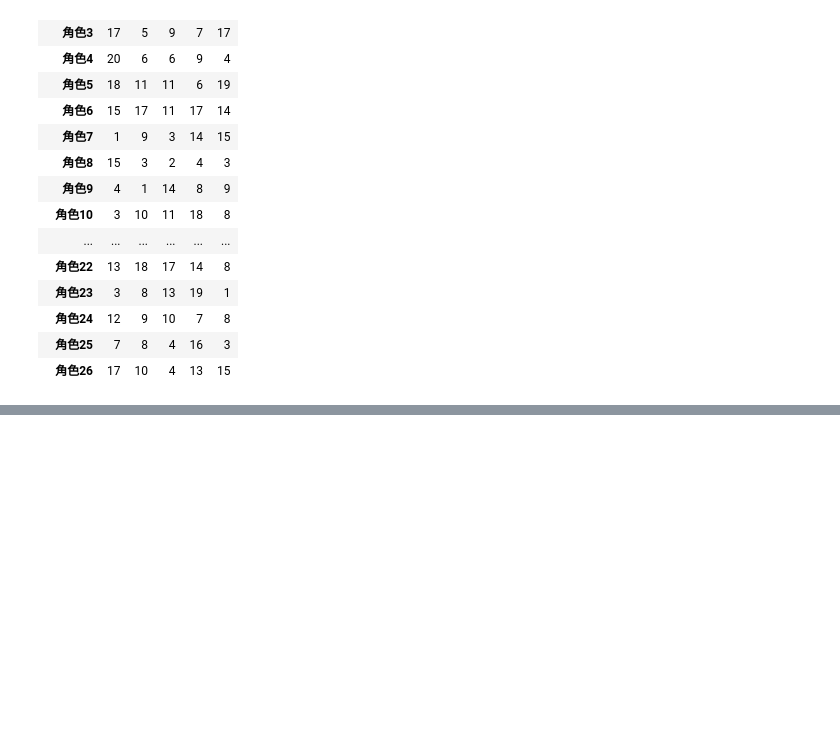
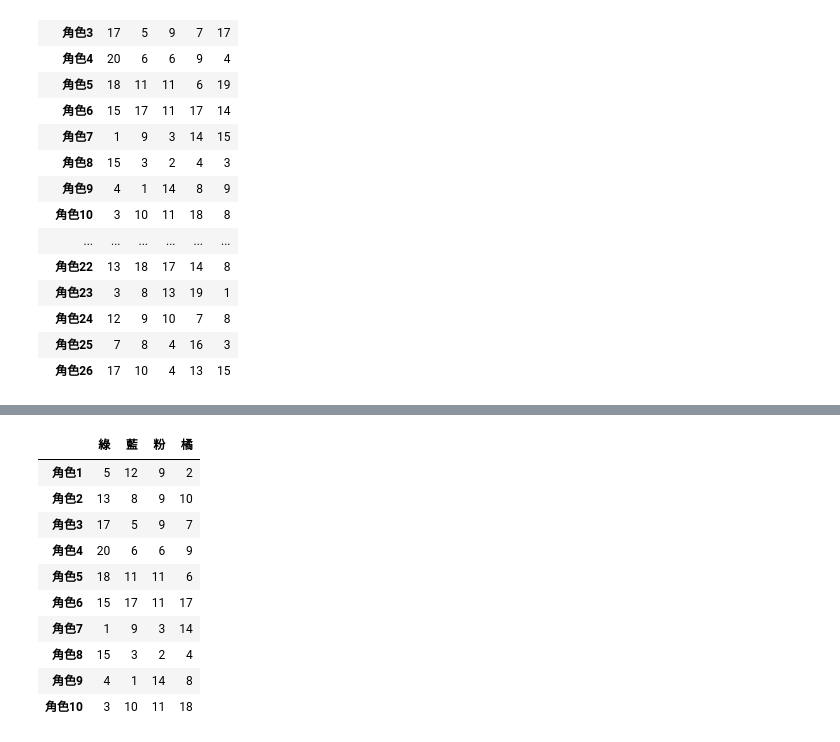
Before and after one commit to annie-lai/2025pythonDataClass, a Jupyter notebook: 0621上課/0621computer.ipynb, the cells around one changed output, grey strips where cells are left out. Drawn from its saved outputs; the diff is of its cells as text; code cells hidden in the pictures; blank space fills up the shorter version.

```diff
--- a/0621上課/0621computer.ipynb
+++ b/0621上課/0621computer.ipynb
@@ -213,0 +244,14 @@ cardDF
+# %%
+cardDF.iloc[:10,:4] #用iloc #前10row，前4col
+# %% [output]
+|  | 綠 | 藍 | 粉 | 橘 |
+| 角色1 | 5 | 12 | 9 | 2 |
+| 角色2 | 13 | 8 | 9 | 10 |
+| 角色3 | 17 | 5 | 9 | 7 |
+| 角色4 | 20 | 6 | 6 | 9 |
+| 角色5 | 18 | 11 | 11 | 6 |
+| 角色6 | 15 | 17 | 11 | 17 |
+| 角色7 | 1 | 9 | 3 | 14 |
+| 角色8 | 15 | 3 | 2 | 4 |
+| 角色9 | 4 | 1 | 14 | 8 |
+| 角色10 | 3 | 10 | 11 | 18 |
```
Also changed, not shown: parts of 13 cells of this notebook, 3 other files.
